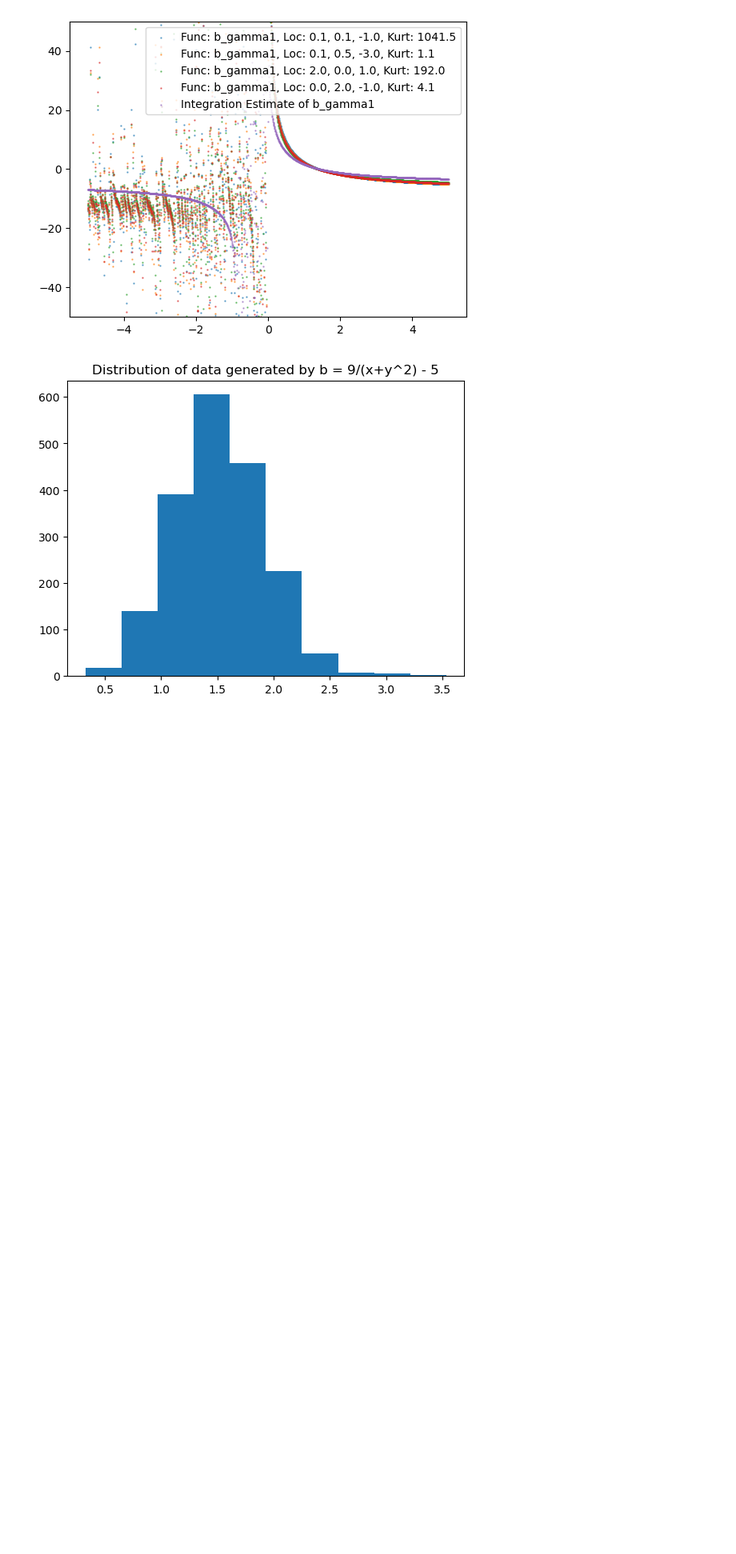
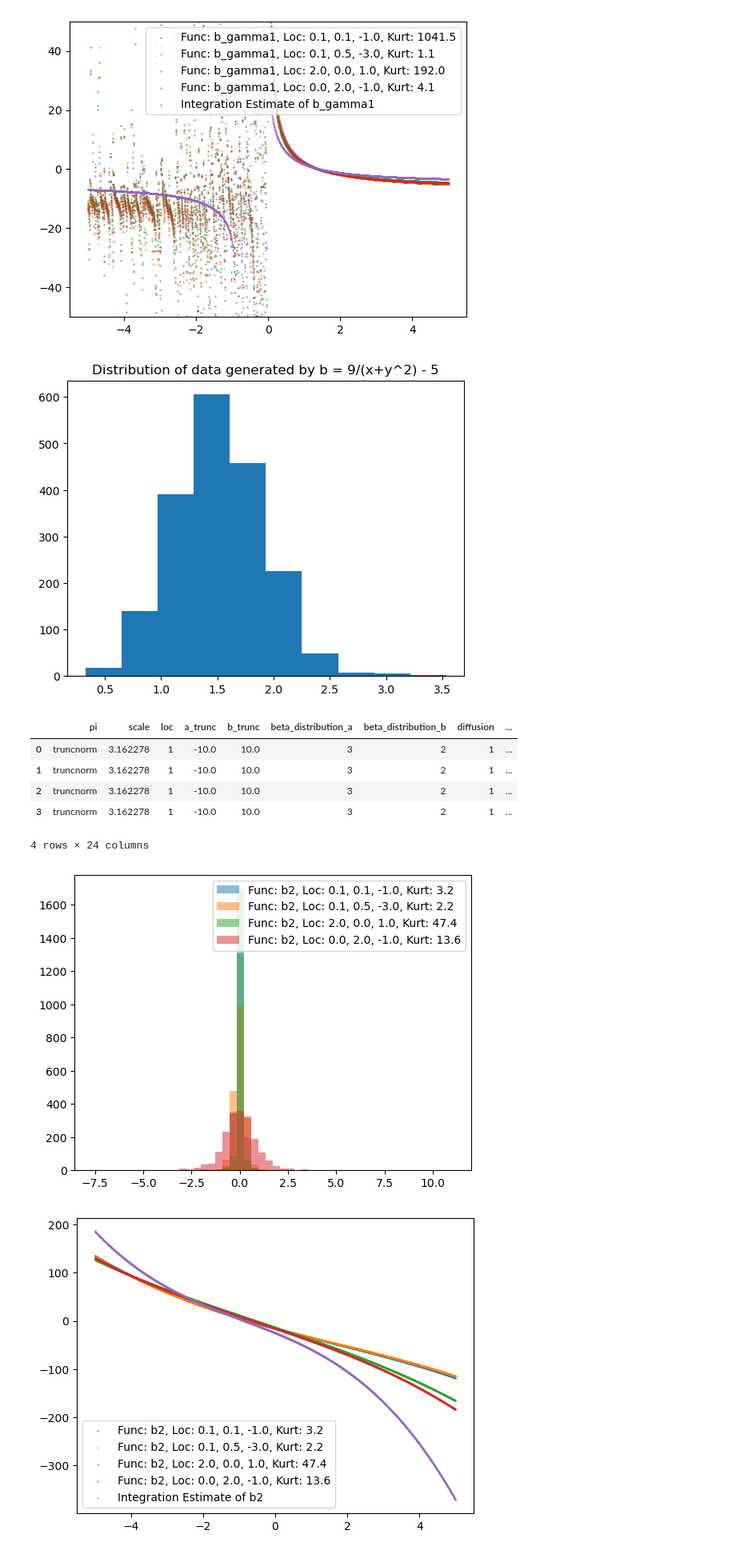
Before and after one commit to hubarruby/BayesSDEs, a Jupyter notebook: fredholm/plot_testing.ipynb, the cells around one changed output. Shown at 80% size. Cells and saved outputs as stored; diff of their text form; code cells hidden in the pictures; blank space fills up the shorter version.

Commit message:
adding additional experiments with new truncnorm and beta parameters

```diff
--- a/fredholm/plot_testing.ipynb
+++ b/fredholm/plot_testing.ipynb
@@ -178,3 +184,14 @@ plt.title('Distribution of data generated by b = 9/(x+y^2) - 5')
 plt.show()
 # %% [output]
 [figure]
+# %%
+get_data_make_plots('fredholm_results/results12/')
+# %% [output]
+|  | pi | scale | loc | a_trunc | b_trunc | beta_distribution_a | beta_distribution_b | diffusion | ... |
+| 0 | truncnorm | 3.162278 | 1 | -10.0 | 10.0 | 3 | 2 | 1 | ... |
+| 1 | truncnorm | 3.162278 | 1 | -10.0 | 10.0 | 3 | 2 | 1 | ... |
+| 2 | truncnorm | 3.162278 | 1 | -10.0 | 10.0 | 3 | 2 | 1 | ... |
+| 3 | truncnorm | 3.162278 | 1 | -10.0 | 10.0 | 3 | 2 | 1 | ... |
+4 rows × 24 columns
+[figure, added]
+[figure, added]
```
Also changed, not shown: parts of 4 cells of this notebook, 1 other file.
